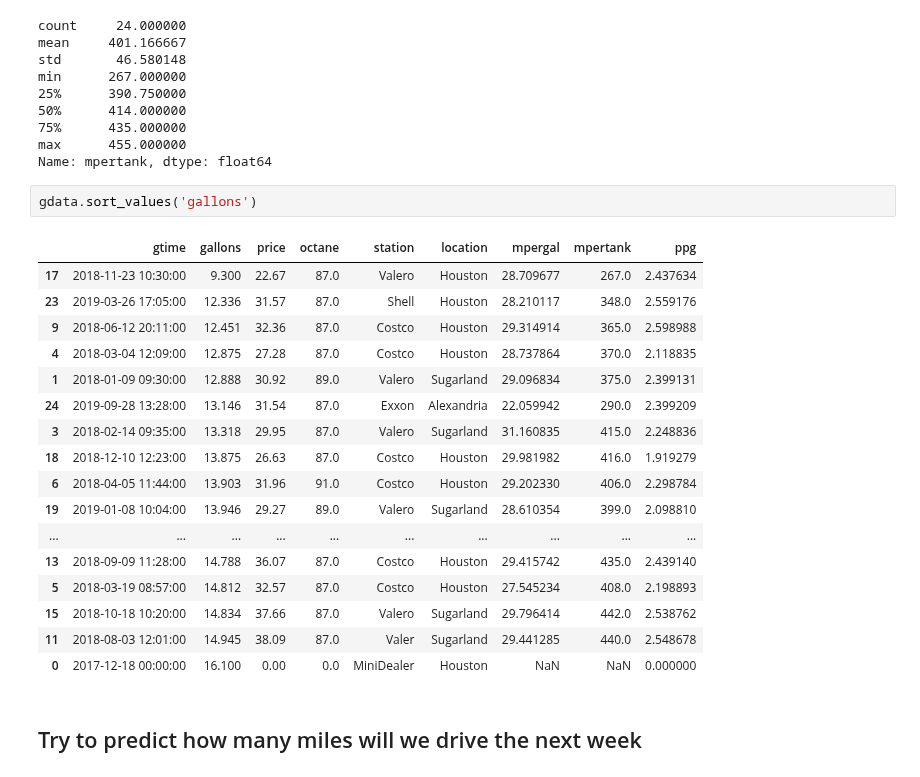
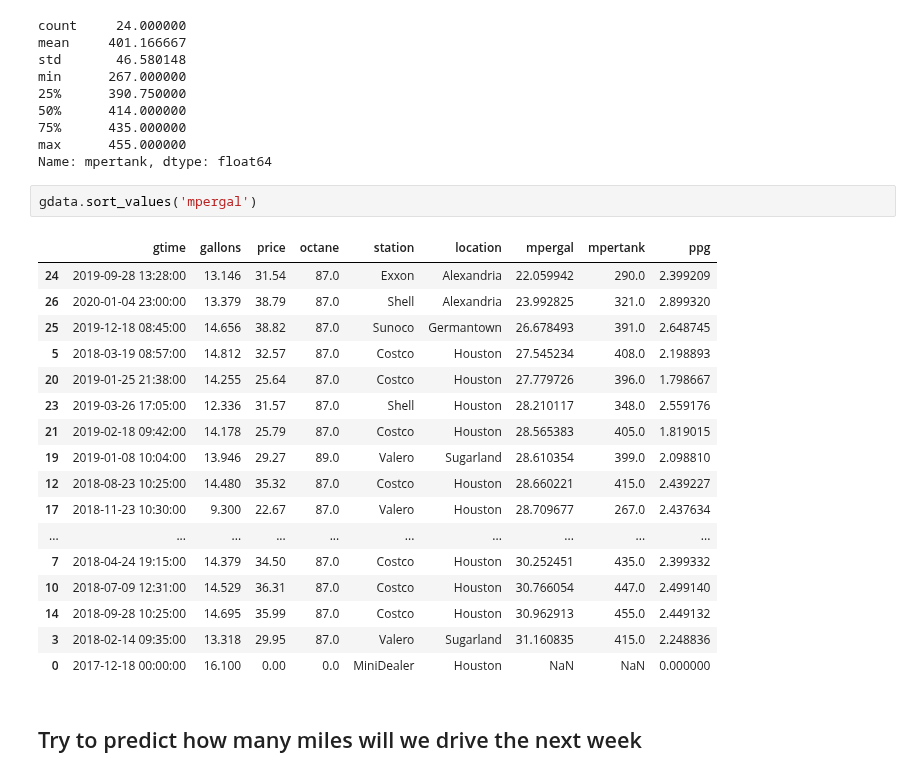
Before and after one commit to angelmanzur/MiniMiles, a Jupyter notebook: Mini_Cooper_Miles.ipynb, the cells around one changed output. Drawn from its saved outputs; the diff is of its cells as text.

```diff
--- a/Mini_Cooper_Miles.ipynb
+++ b/Mini_Cooper_Miles.ipynb
@@ -509,24 +510,24 @@ min      267.000000
 max      455.000000
 Name: mpertank, dtype: float64
 # %%
-gdata.sort_values('gallons')
+gdata.sort_values('mpergal')
 # %% [output]
 |  | gtime | gallons | price | octane | station | location | mpergal | mpertank | ppg |
+| 24 | 2019-09-28 13:28:00 | 13.146 | 31.54 | 87.0 | Exxon | Alexandria | 22.059942 | 290.0 | 2.399209 |
+| 26 | 2020-01-04 23:00:00 | 13.379 | 38.79 | 87.0 | Shell | Alexandria | 23.992825 | 321.0 | 2.899320 |
+| 25 | 2019-12-18 08:45:00 | 14.656 | 38.82 | 87.0 | Sunoco | Germantown | 26.678493 | 391.0 | 2.648745 |
+| 5 | 2018-03-19 08:57:00 | 14.812 | 32.57 | 87.0 | Costco | Houston | 27.545234 | 408.0 | 2.198893 |
+| 20 | 2019-01-25 21:38:00 | 14.255 | 25.64 | 87.0 | Costco | Houston | 27.779726 | 396.0 | 1.798667 |
+| 23 | 2019-03-26 17:05:00 | 12.336 | 31.57 | 87.0 | Shell | Houston | 28.210117 | 348.0 | 2.559176 |
+| 21 | 2019-02-18 09:42:00 | 14.178 | 25.79 | 87.0 | Costco | Houston | 28.565383 | 405.0 | 1.819015 |
+| 19 | 2019-01-08 10:04:00 | 13.946 | 29.27 | 89.0 | Valero | Sugarland | 28.610354 | 399.0 | 2.098810 |
+| 12 | 2018-08-23 10:25:00 | 14.480 | 35.32 | 87.0 | Costco | Houston | 28.660221 | 415.0 | 2.439227 |
 | 17 | 2018-11-23 10:30:00 | 9.300 | 22.67 | 87.0 | Valero | Houston | 28.709677 | 267.0 | 2.437634 |
-| 23 | 2019-03-26 17:05:00 | 12.336 | 31.57 | 87.0 | Shell | Houston | 28.210117 | 348.0 | 2.559176 |
-| 9 | 2018-06-12 20:11:00 | 12.451 | 32.36 | 87.0 | Costco | Houston | 29.314914 | 365.0 | 2.598988 |
-| 4 | 2018-03-04 12:09:00 | 12.875 | 27.28 | 87.0 | Costco | Houston | 28.737864 | 370.0 | 2.118835 |
-| 1 | 2018-01-09 09:30:00 | 12.888 | 30.92 | 89.0 | Valero | Sugarland | 29.096834 | 375.0 | 2.399131 |
-| 24 | 2019-09-28 13:28:00 | 13.146 | 31.54 | 87.0 | Exxon | Alexandria | 22.059942 | 290.0 | 2.399209 |
+| ... | ... | ... | ... | ... | ... | ... | ... | ... | ... |
+| 7 | 2018-04-24 19:15:00 | 14.379 | 34.50 | 87.0 | Costco | Houston | 30.252451 | 435.0 | 2.399332 |
+| 10 | 2018-07-09 12:31:00 | 14.529 | 36.31 | 87.0 | Costco | Houston | 30.766054 | 447.0 | 2.499140 |
+| 14 | 2018-09-28 10:25:00 | 14.695 | 35.99 | 87.0 | Costco | Houston | 30.962913 | 455.0 | 2.449132 |
 | 3 | 2018-02-14 09:35:00 | 13.318 | 29.95 | 87.0 | Valero | Sugarland | 31.160835 | 415.0 | 2.248836 |
-| 18 | 2018-12-10 12:23:00 | 13.875 | 26.63 | 87.0 | Costco | Houston | 29.981982 | 416.0 | 1.919279 |
-| 6 | 2018-04-05 11:44:00 | 13.903 | 31.96 | 91.0 | Costco | Houston | 29.202330 | 406.0 | 2.298784 |
-| 19 | 2019-01-08 10:04:00 | 13.946 | 29.27 | 89.0 | Valero | Sugarland | 28.610354 | 399.0 | 2.098810 |
-| ... | ... | ... | ... | ... | ... | ... | ... | ... | ... |
-| 13 | 2018-09-09 11:28:00 | 14.788 | 36.07 | 87.0 | Costco | Houston | 29.415742 | 435.0 | 2.439140 |
-| 5 | 2018-03-19 08:57:00 | 14.812 | 32.57 | 87.0 | Costco | Houston | 27.545234 | 408.0 | 2.198893 |
-| 15 | 2018-10-18 10:20:00 | 14.834 | 37.66 | 87.0 | Valero | Sugarland | 29.796414 | 442.0 | 2.538762 |
-| 11 | 2018-08-03 12:01:00 | 14.945 | 38.09 | 87.0 | Valer | Sugarland | 29.441285 | 440.0 | 2.548678 |
 | 0 | 2017-12-18 00:00:00 | 16.100 | 0.00 | 0.0 | MiniDealer | Houston | NaN | NaN | 0.000000 |
 # %% [markdown]
 ## Try to predict how many miles will we drive the next week
```
Also changed, not shown: parts of 16 cells of this notebook, 2 other files.
